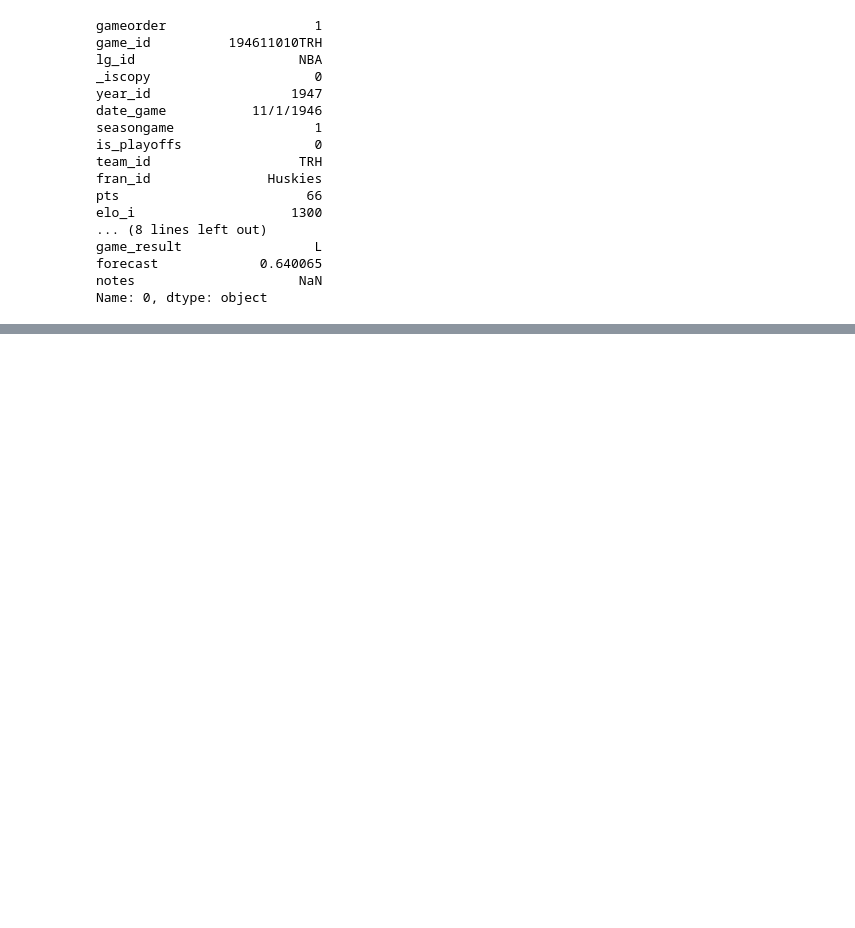
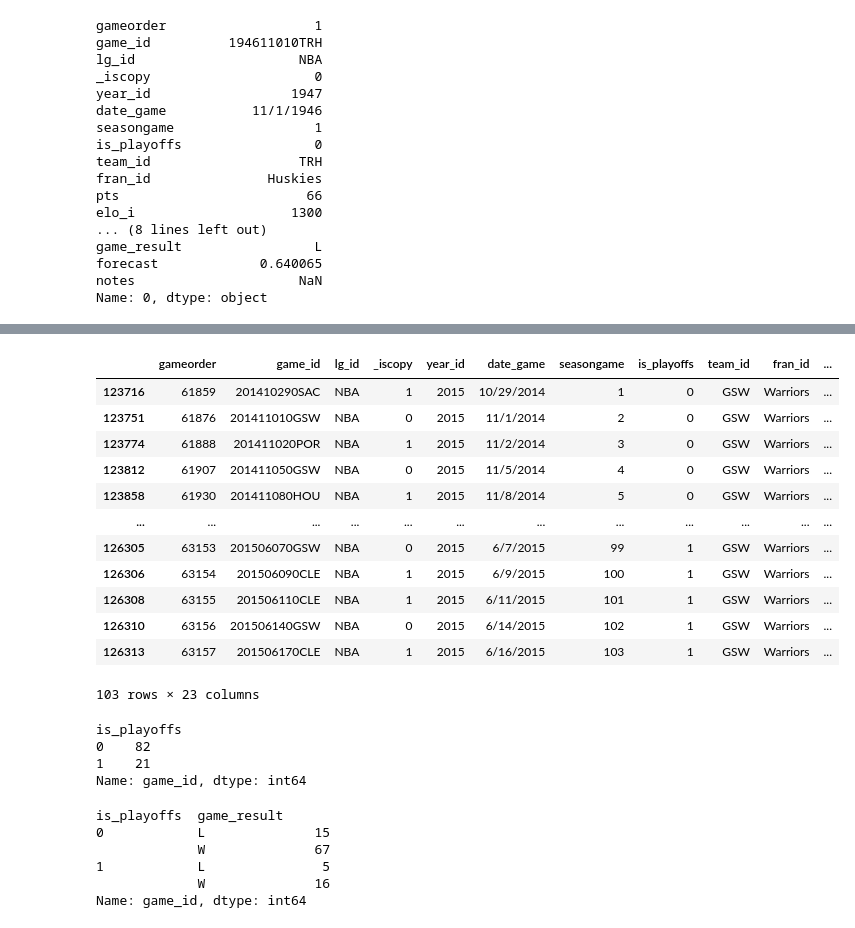
Before and after one commit to chidiman2987/Hacktiv8_41, a Jupyter notebook: Pertemuan 5.ipynb, the cells around one changed output, grey strips where cells are left out. Saved outputs shown, nothing was run; the diff lists cells and outputs as text; code cells hidden in the pictures; blank space fills up the shorter version.

```diff
--- a/Pertemuan 5.ipynb
+++ b/Pertemuan 5.ipynb
@@ -577,0 +757,41 @@ Name: 0, dtype: object
+# %%
+df_nba[
+    (df_nba["fran_id"]=="Warriors") &
+    (df_nba["year_id"]==2015)
+]
+# %% [output]
+|  | gameorder | game_id | lg_id | _iscopy | year_id | date_game | seasongame | is_playoffs | team_id | fran_id | ... |
+| 123716 | 61859 | 201410290SAC | NBA | 1 | 2015 | 10/29/2014 | 1 | 0 | GSW | Warriors | ... |
+| 123751 | 61876 | 201411010GSW | NBA | 0 | 2015 | 11/1/2014 | 2 | 0 | GSW | Warriors | ... |
+| 123774 | 61888 | 201411020POR | NBA | 1 | 2015 | 11/2/2014 | 3 | 0 | GSW | Warriors | ... |
+| 123812 | 61907 | 201411050GSW | NBA | 0 | 2015 | 11/5/2014 | 4 | 0 | GSW | Warriors | ... |
+| 123858 | 61930 | 201411080HOU | NBA | 1 | 2015 | 11/8/2014 | 5 | 0 | GSW | Warriors | ... |
+| ... | ... | ... | ... | ... | ... | ... | ... | ... | ... | ... | ... |
+| 126305 | 63153 | 201506070GSW | NBA | 0 | 2015 | 6/7/2015 | 99 | 1 | GSW | Warriors | ... |
+| 126306 | 63154 | 201506090CLE | NBA | 1 | 2015 | 6/9/2015 | 100 | 1 | GSW | Warriors | ... |
+| 126308 | 63155 | 201506110CLE | NBA | 1 | 2015 | 6/11/2015 | 101 | 1 | GSW | Warriors | ... |
+| 126310 | 63156 | 201506140GSW | NBA | 0 | 2015 | 6/14/2015 | 102 | 1 | GSW | Warriors | ... |
+| 126313 | 63157 | 201506170CLE | NBA | 1 | 2015 | 6/16/2015 | 103 | 1 | GSW | Warriors | ... |
+103 rows × 23 columns
+# %%
+df_nba[
+    (df_nba["fran_id"]=="Warriors") &
+    (df_nba["year_id"]==2015)
+].groupby(["is_playoffs"])["game_id"].count()
+# %% [output]
+is_playoffs
+0    82
+1    21
+Name: game_id, dtype: int64
+# %%
+df_nba[
+    (df_nba["fran_id"]=="Warriors") &
+    (df_nba["year_id"]==2015)
+].groupby(["is_playoffs", "game_result"])["game_id"].count()
+# %% [output]
+is_playoffs  game_result
+0            L              15
+             W              67
+1            L               5
+             W              16
+Name: game_id, dtype: int64
```
Also changed, not shown: parts of 27 cells of this notebook.
